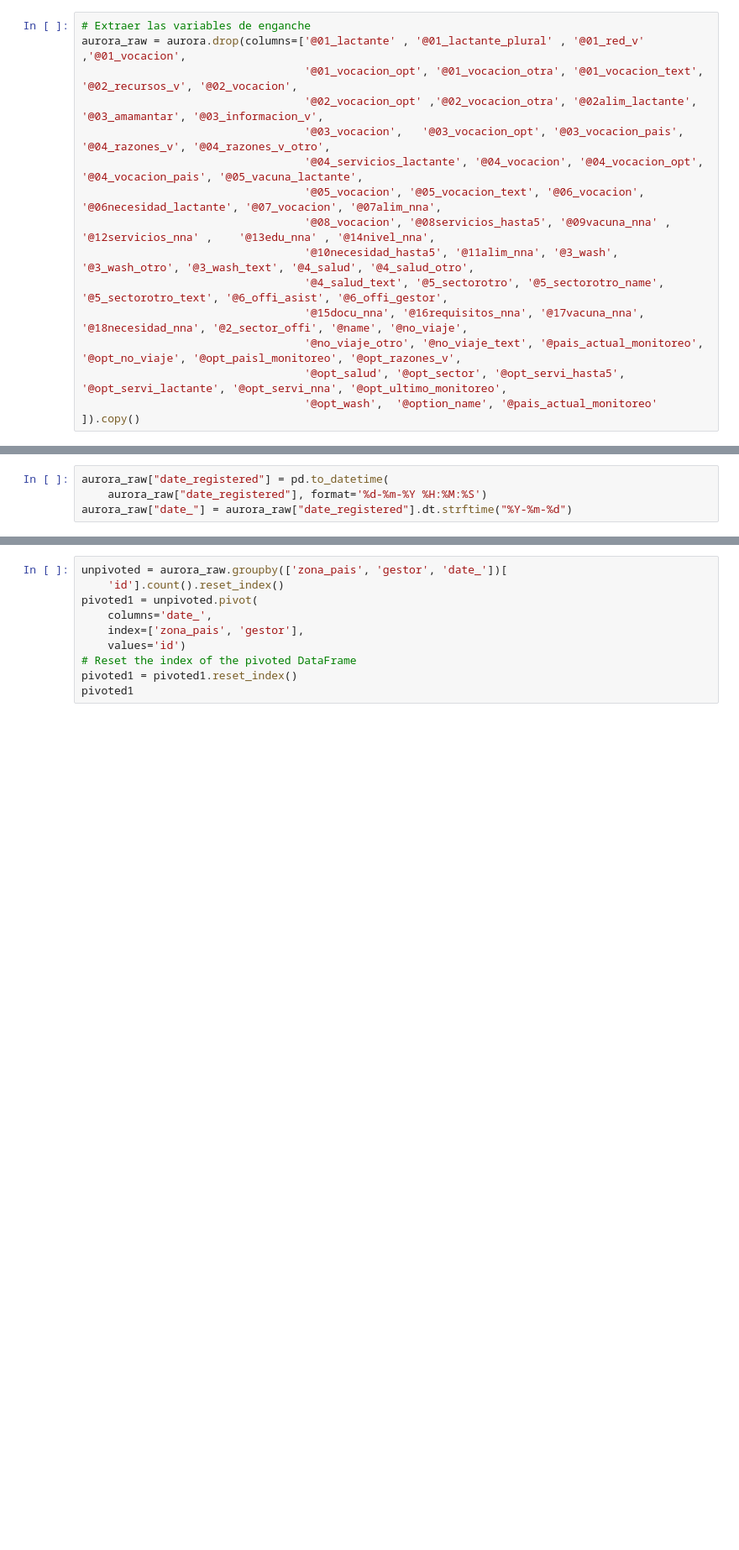
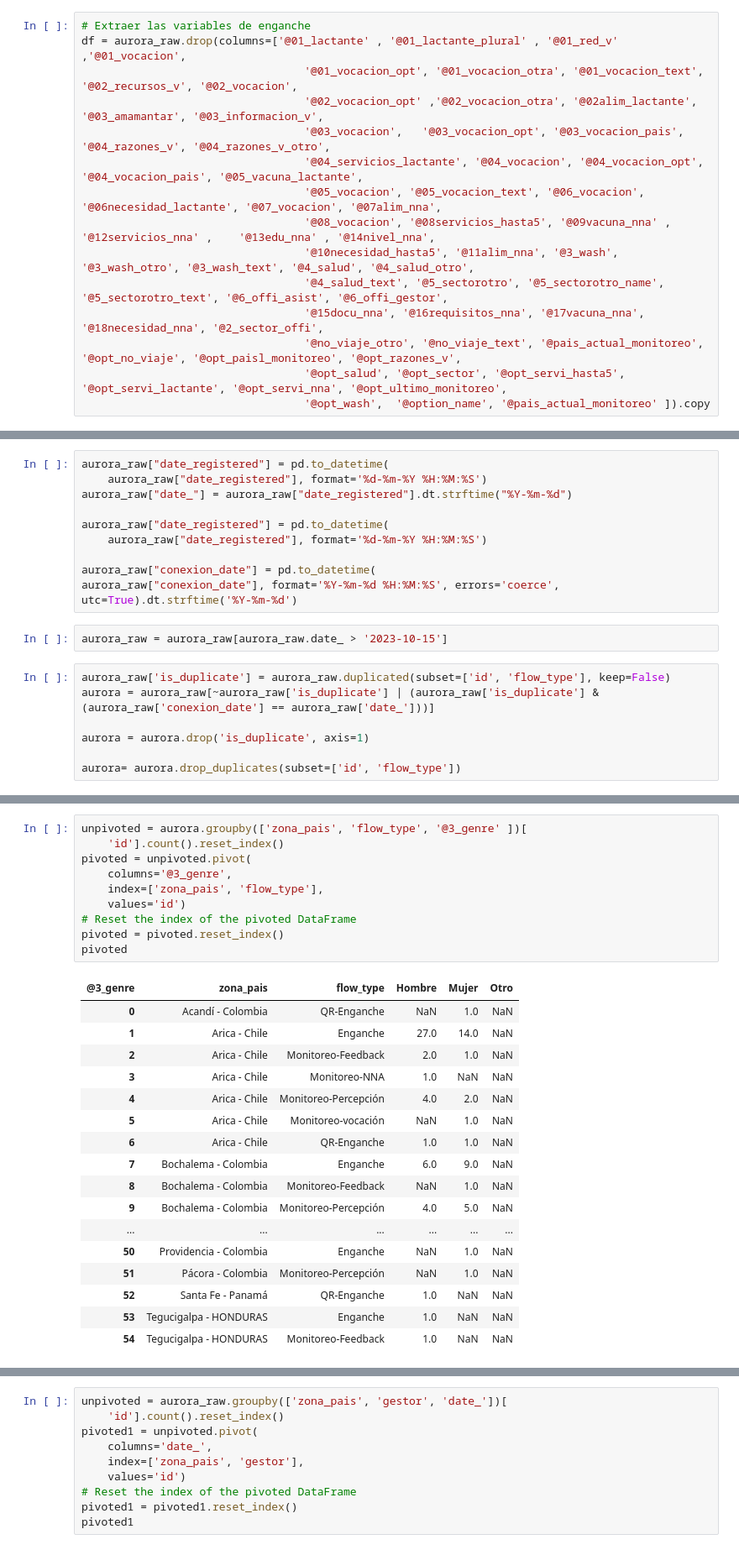
Before and after one commit to maolarte/Aurora, a Jupyter notebook: Aurora_raw.ipynb, the cells around one changed output, grey strips where cells are left out. Shown at 84% size. Drawn from its saved outputs; the diff is of its cells as text; blank space fills up the shorter version.

```diff
--- a/Aurora_raw.ipynb
+++ b/Aurora_raw.ipynb
@@ -13,6 +141,6 @@ aurora = pd.read_csv("customers (3).csv")
 # %%
 # Extraer las variables de enganche
-aurora_raw = aurora.drop(columns=['@01_lactante' , '@01_lactante_plural' , '@01_red_v' ,'@01_vocacion',
+df = aurora_raw.drop(columns=['@01_lactante' , '@01_lactante_plural' , '@01_red_v' ,'@01_vocacion',
                                   '@01_vocacion_opt', '@01_vocacion_otra', '@01_vocacion_text', '@02_recursos_v', '@02_vocacion',
 	                              '@02_vocacion_opt' ,'@02_vocacion_otra', '@02alim_lactante', '@03_amamantar', '@03_informacion_v',
                                   '@03_vocacion',	'@03_vocacion_opt',	'@03_vocacion_pais',	'@04_razones_v', '@04_razones_v_otro',
@@ -21,7 +149,7 @@ aurora_raw = aurora.drop(columns=['@01_lactante' , '@01_lactante_plural' , '@01_
                                   '@08_vocacion', '@08servicios_hasta5', '@09vacuna_nna' , '@12servicios_nna' ,	'@13edu_nna' , '@14nivel_nna',
                                   '@10necesidad_hasta5', '@11alim_nna', '@3_wash', '@3_wash_otro', '@3_wash_text', '@4_salud', '@4_salud_otro',
                                   '@4_salud_text', '@5_sectorotro',	'@5_sectorotro_name', '@5_sectorotro_text', '@6_offi_asist', '@6_offi_gestor',
-                                  '@15docu_nna', '@16requisitos_nna', '@17vacuna_nna', '@18necesidad_nna', '@2_sector_offi', '@name', '@no_viaje',
+                                  '@15docu_nna', '@16requisitos_nna', '@17vacuna_nna', '@18necesidad_nna', '@2_sector_offi',
                                   '@no_viaje_otro',	'@no_viaje_text', '@pais_actual_monitoreo', '@opt_no_viaje', '@opt_paisl_monitoreo', '@opt_razones_v',
                                   '@opt_salud', '@opt_sector', '@opt_servi_hasta5', '@opt_servi_lactante', '@opt_servi_nna', '@opt_ultimo_monitoreo',
-                                  '@opt_wash',	'@option_name',	'@pais_actual_monitoreo' ]).copy()
+                                  '@opt_wash',	'@option_name',	'@pais_actual_monitoreo' ]).copy
@@ -128,3 +187,18 @@ aurora_raw['gestor'] = aurora_raw['gestor'].replace(to_replace="El 5",
 aurora_raw["date_registered"] = pd.to_datetime(
     aurora_raw["date_registered"], format='%d-%m-%Y %H:%M:%S')
 aurora_raw["date_"] = aurora_raw["date_registered"].dt.strftime("%Y-%m-%d")
+
+aurora_raw["date_registered"] = pd.to_datetime(
+    aurora_raw["date_registered"], format='%d-%m-%Y %H:%M:%S')
+
+aurora_raw["conexion_date"] = pd.to_datetime(
+aurora_raw["conexion_date"], format='%Y-%m-%d %H:%M:%S', errors='coerce', utc=True).dt.strftime('%Y-%m-%d')
+# %%
+aurora_raw = aurora_raw[aurora_raw.date_ > '2023-10-15']
+# %%
+aurora_raw['is_duplicate'] = aurora_raw.duplicated(subset=['id', 'flow_type'], keep=False)
+aurora = aurora_raw[~aurora_raw['is_duplicate'] | (aurora_raw['is_duplicate'] & (aurora_raw['conexion_date'] == aurora_raw['date_']))]
+
+aurora = aurora.drop('is_duplicate', axis=1)
+
+aurora= aurora.drop_duplicates(subset=['id', 'flow_type'])
@@ -131 +228,29 @@ aurora_raw["date_"] = aurora_raw["date_registered"].dt.strftime("%Y-%m-%d")
+# %%
+unpivoted = aurora.groupby(['zona_pais', 'flow_type', '@3_genre' ])[
+    'id'].count().reset_index()
+pivoted = unpivoted.pivot(
+    columns='@3_genre',
+    index=['zona_pais', 'flow_type'],
+    values='id')
+# Reset the index of the pivoted DataFrame
+pivoted = pivoted.reset_index()
+pivoted
+# %% [output]
+| @3_genre | zona_pais | flow_type | Hombre | Mujer | Otro |
+| 0 | Acandí - Colombia | QR-Enganche | NaN | 1.0 | NaN |
+| 1 | Arica - Chile | Enganche | 27.0 | 14.0 | NaN |
+| 2 | Arica - Chile | Monitoreo-Feedback | 2.0 | 1.0 | NaN |
+| 3 | Arica - Chile | Monitoreo-NNA | 1.0 | NaN | NaN |
+| 4 | Arica - Chile | Monitoreo-Percepción | 4.0 | 2.0 | NaN |
+| 5 | Arica - Chile | Monitoreo-vocación | NaN | 1.0 | NaN |
+| 6 | Arica - Chile | QR-Enganche | 1.0 | 1.0 | NaN |
+| 7 | Bochalema - Colombia | Enganche | 6.0 | 9.0 | NaN |
+| 8 | Bochalema - Colombia | Monitoreo-Feedback | NaN | 1.0 | NaN |
+| 9 | Bochalema - Colombia | Monitoreo-Percepción | 4.0 | 5.0 | NaN |
+| ... | ... | ... | ... | ... | ... |
+| 50 | Providencia - Colombia | Enganche | NaN | 1.0 | NaN |
+| 51 | Pácora - Colombia | Monitoreo-Percepción | NaN | 1.0 | NaN |
+| 52 | Santa Fe - Panamá | QR-Enganche | 1.0 | NaN | NaN |
+| 53 | Tegucigalpa - HONDURAS | Enganche | 1.0 | NaN | NaN |
+| 54 | Tegucigalpa - HONDURAS | Monitoreo-Feedback | 1.0 | NaN | NaN |
 # %%
```
Also changed, not shown: parts of 17 cells of this notebook, 2 other files.
